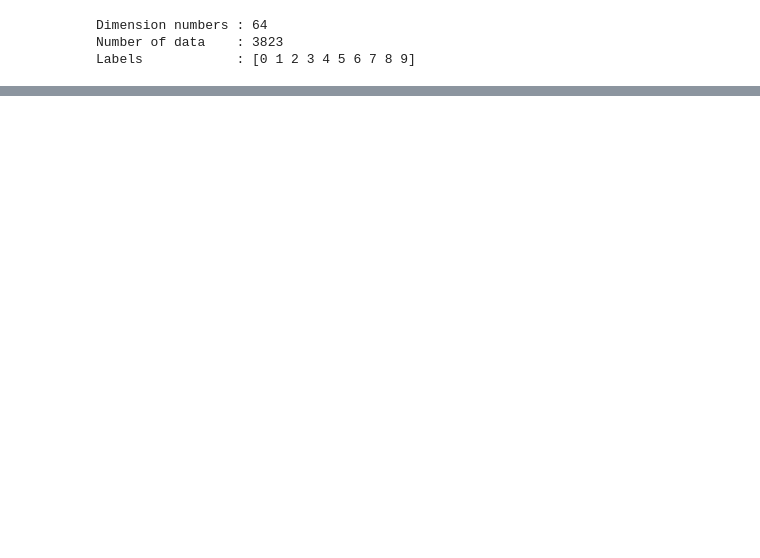
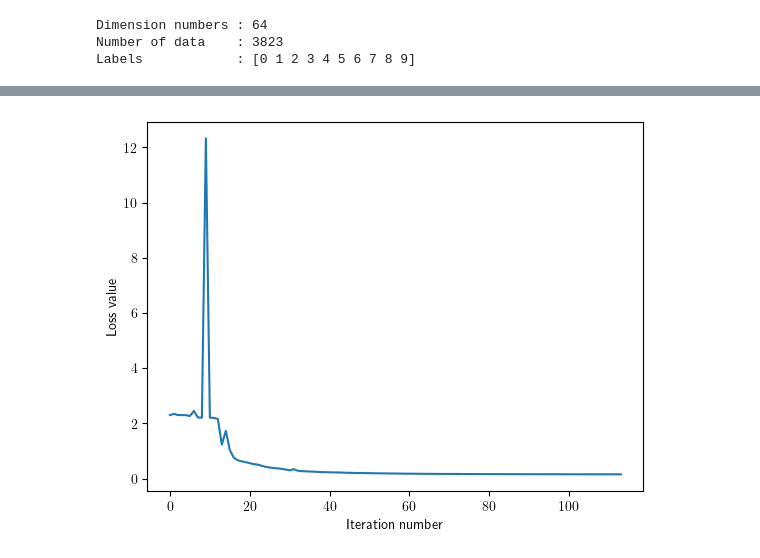
Before and after one commit to auralius/AEK3LBB3, a Jupyter notebook: nn.ipynb, the cells around one changed output, grey strips where cells are left out. Cells and saved outputs as stored; diff of their text form; code cells hidden in the pictures; blank space fills up the shorter version.

```diff
--- a/nn.ipynb
+++ b/nn.ipynb
@@ -298,4 +327,4 @@ print("Labels            :", np.unique(Y_test))
 hidden_size = 100
 
 net = TwoLayerNet(input_size, hidden_size, num_classes)
-stats = net.train(X_train, Y_train, reg=0.01, gtol=1e-3, verbose=False)
+stats = net.train(X_train, Y_train, reg=0.01, gtol=1e-3, maxiter=100, verbose=False)
@@ -312,0 +344,7 @@ Test accuracy     :  0.910962715637173
+# %%
+plt.plot(net.params["loss_history"])
+plt.xlabel('Iteration number')
+plt.ylabel('Loss value')
+plt.show()
+# %% [output]
+[figure, added]
```
Also changed, not shown: parts of 15 cells of this notebook.
